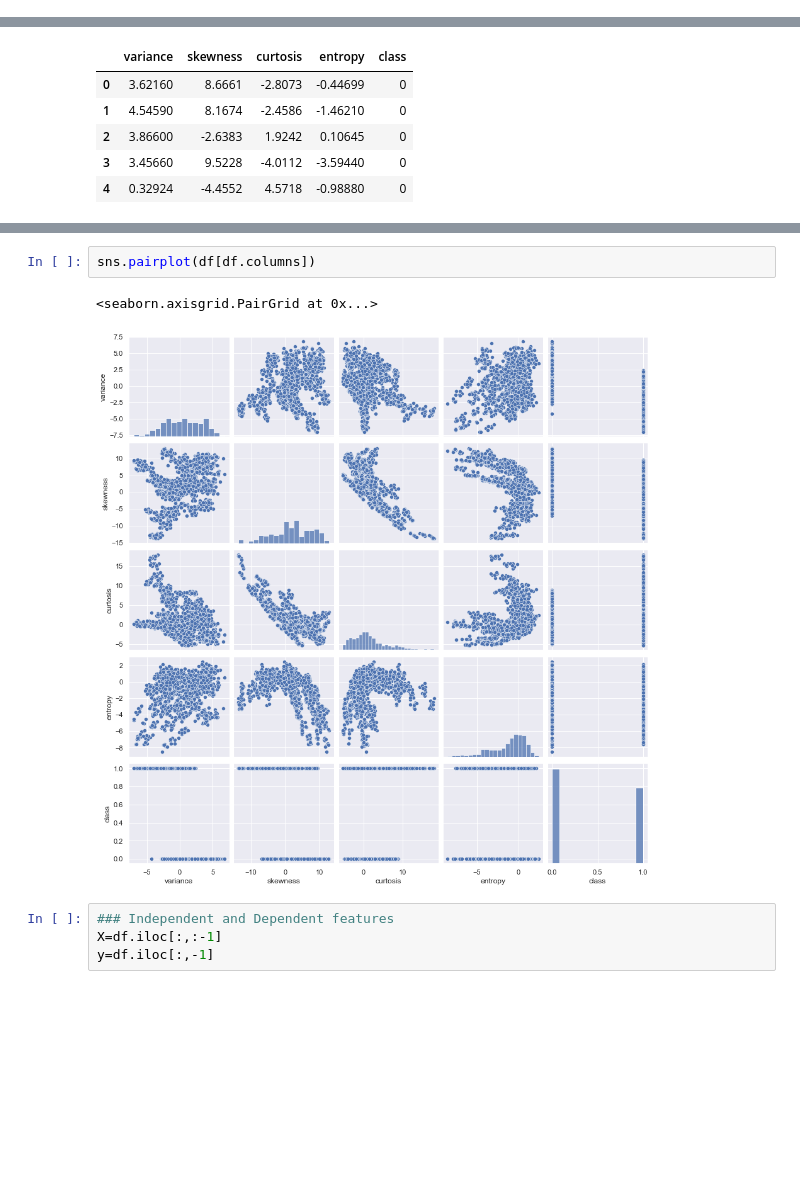
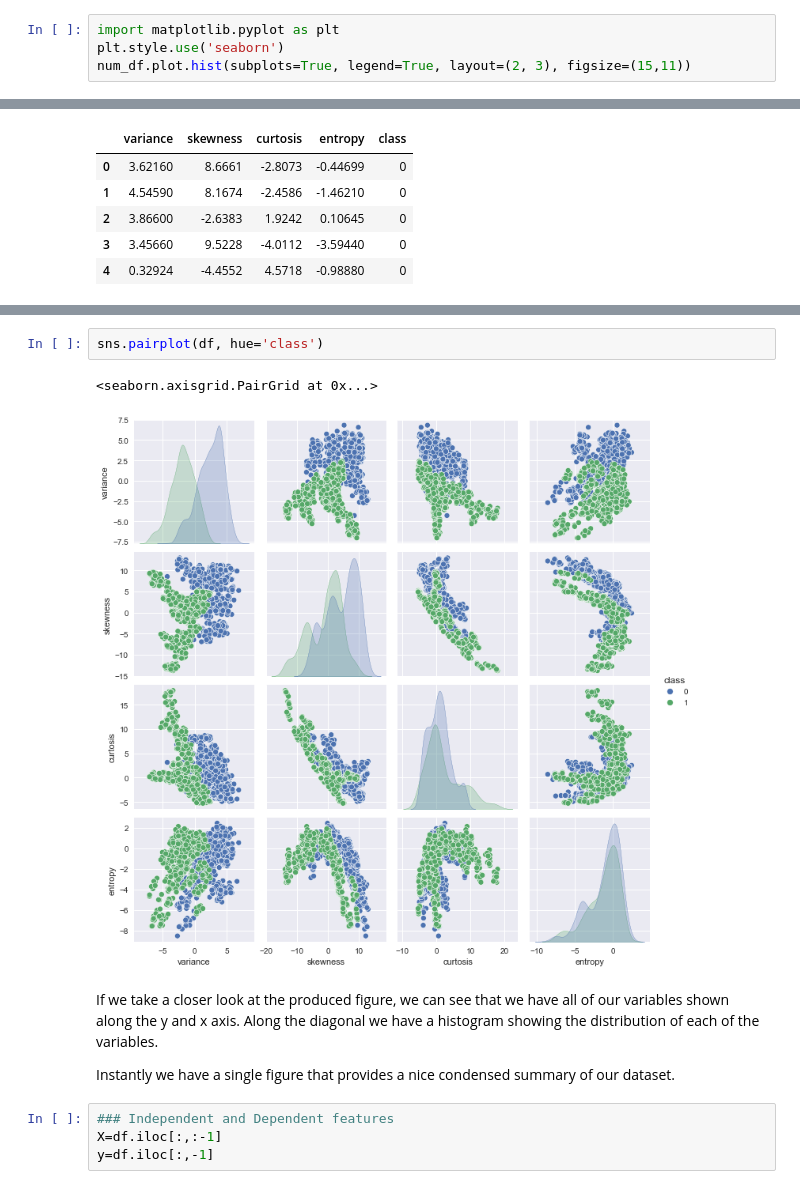
Before and after one commit to Tekhunt/fast-model, a Jupyter notebook: api/ModelTraining.ipynb, the cells around one changed output, grey strips where cells are left out. Cells and saved outputs as stored; diff of their text form; blank space fills up the shorter version.

```diff
--- a/api/ModelTraining.ipynb
+++ b/api/ModelTraining.ipynb
@@ -141,0 +175,4 @@ df.describe()
+# %%
+import matplotlib.pyplot as plt
+plt.style.use('seaborn')
+num_df.plot.hist(subplots=True, legend=True, layout=(2, 3), figsize=(15,11))
@@ -226,8 +279,12 @@ sns.jointplot (x = "variance", y = "skewness",
 # %%
-sns.pairplot(df[df.columns])
+sns.pairplot(df, hue='class')
 # %% [output]
 <seaborn.axisgrid.PairGrid at 0x...>
-[figure, old version]
+[figure, new version]
+# %% [markdown]
+If we take a closer look at the produced figure, we can see that we have all of our variables shown along the y and x axis. Along the diagonal we have a histogram showing the distribution of each of the variables.
+
+Instantly we have a single figure that provides a nice condensed summary of our dataset.
 # %%
 ### Independent and Dependent features
 X=df.iloc[:,:-1]
```
Also changed, not shown: parts of 43 cells of this notebook, 5 other files.
